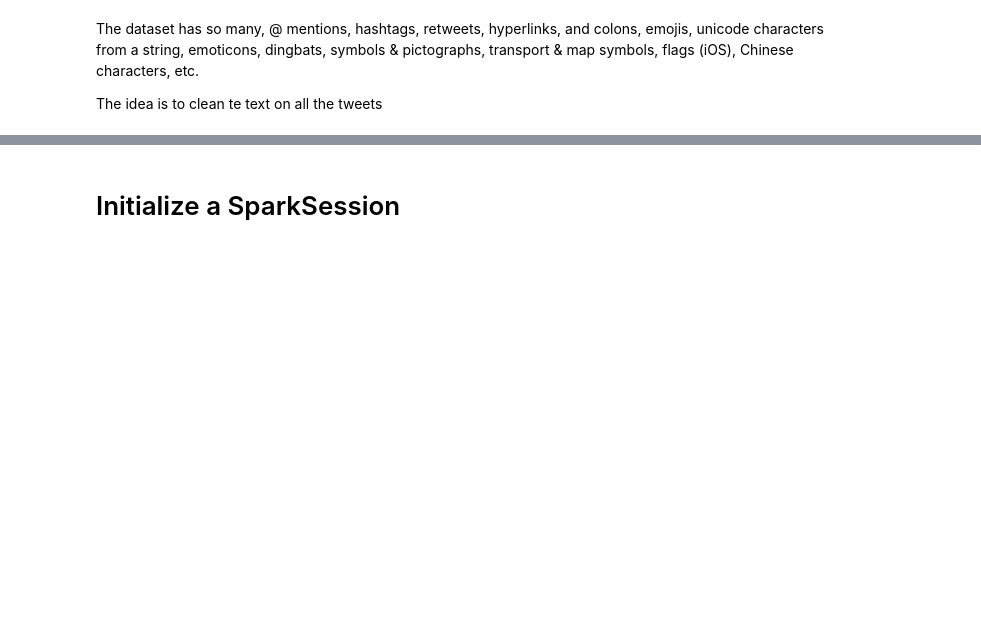
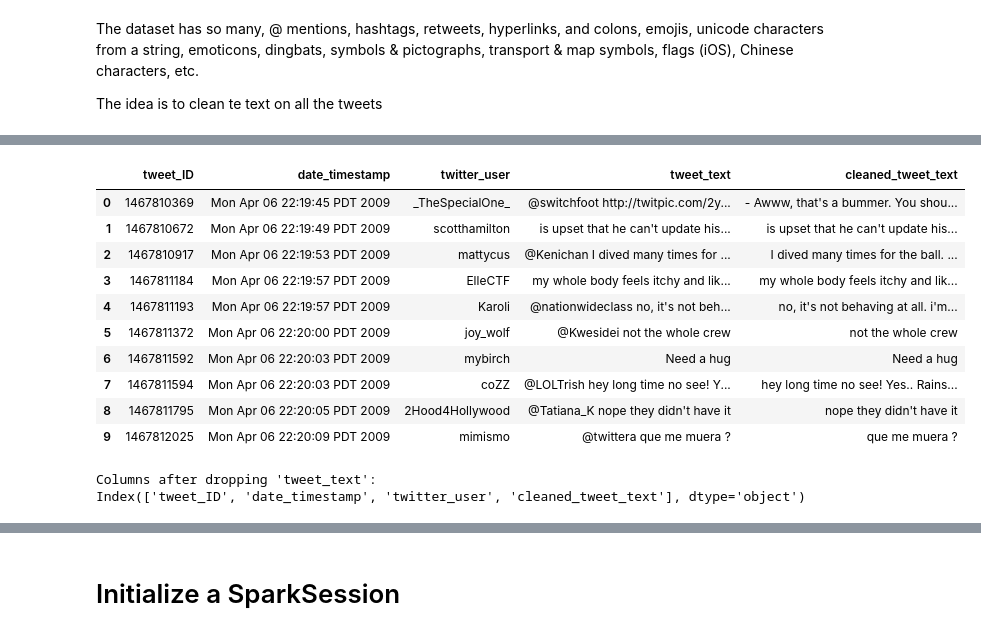
Before and after one commit to 2014222-student-cct-ie/2024--Semester-2--CA2, a Jupyter notebook: Part 1 - 2014222 - Semester 2 CA-02 -May 2024-.ipynb, the cells around one changed output, grey strips where cells are left out. Drawn from its saved outputs; the diff is of its cells as text; code cells hidden in the pictures; blank space fills up the shorter version.

```diff
--- a/Part 1 - 2014222 - Semester 2 CA-02 -May 2024-.ipynb
+++ b/Part 1 - 2014222 - Semester 2 CA-02 -May 2024-.ipynb
@@ -301,4 +327,29 @@ Name: tweet_text, dtype: object
 # %%
 def remove_punctuation(text):
     return re.sub(r'[^\w\s]', '', text)
+# %%
+def clean_tweet(tweet):
+
+    # Remove @mentions
+    tweet = re.sub(r'@\w+', '', tweet)
+
+    # Remove hashtags
+    tweet = re.sub(r'#\w+', '', tweet)
+
+    # Remove retweets
+    tweet = re.sub(r'RT[\s]+', '', tweet)
+
+    # Remove hyperlinks
+    tweet = re.sub(r'https?:\/\/\S+', '', tweet)
+
+    # Remove colons (often from RTs)
+    tweet = tweet.replace(':', '')
+
+    # Remove emojis and various unicode characters
+    tweet = re.sub(r'[\U00010000-\U0010ffff]|[\U00002600-\U000027BF]|[\U0001F600-\U0001F64F]|[\U0001F300-\U0001F5FF]|[\U0001F680-\U0001F6FF]|[\U0001F1E0-\U0001F1FF]|[\u4e00-\u9fff]', '', tweet)
+
+    # Remove em dash
+    tweet = tweet.replace('—', '')
+
+    return tweet.strip()
 # %%
@@ -329,0 +359,28 @@ print(tweets_dataset[['tweet_text', 'cleaned_tweet_text']].head(30))
+# %%
+# Apply the function for all the rest of special characters to the entire column
+
+tweets_dataset['cleaned_tweet_text'] = tweets_dataset['tweet_text'].apply(clean_tweet)
+# %%
+tweets_dataset.head(10)
+# %% [output]
+|  | tweet_ID | date_timestamp | twitter_user | tweet_text | cleaned_tweet_text |
+| 0 | 1467810369 | Mon Apr 06 22:19:45 PDT 2009 | _TheSpecialOne_ | @switchfoot http://twitpic.com/2y... | - Awww, that's a bummer. You shou... |
+| 1 | 1467810672 | Mon Apr 06 22:19:49 PDT 2009 | scotthamilton | is upset that he can't update his... | is upset that he can't update his... |
+| 2 | 1467810917 | Mon Apr 06 22:19:53 PDT 2009 | mattycus | @Kenichan I dived many times for ... | I dived many times for the ball. ... |
+| 3 | 1467811184 | Mon Apr 06 22:19:57 PDT 2009 | ElleCTF | my whole body feels itchy and lik... | my whole body feels itchy and lik... |
+| 4 | 1467811193 | Mon Apr 06 22:19:57 PDT 2009 | Karoli | @nationwideclass no, it's not beh... | no, it's not behaving at all. i'm... |
+| 5 | 1467811372 | Mon Apr 06 22:20:00 PDT 2009 | joy_wolf | @Kwesidei not the whole crew | not the whole crew |
+| 6 | 1467811592 | Mon Apr 06 22:20:03 PDT 2009 | mybirch | Need a hug | Need a hug |
+| 7 | 1467811594 | Mon Apr 06 22:20:03 PDT 2009 | coZZ | @LOLTrish hey long time no see! Y... | hey long time no see! Yes.. Rains... |
+| 8 | 1467811795 | Mon Apr 06 22:20:05 PDT 2009 | 2Hood4Hollywood | @Tatiana_K nope they didn't have it | nope they didn't have it |
+| 9 | 1467812025 | Mon Apr 06 22:20:09 PDT 2009 | mimismo | @twittera que me muera ? | que me muera ? |
+# %%
+# Drop the column 'tweet_text'
+tweets_dataset = tweets_dataset.drop(['tweet_text'], axis=1)
+
+# Display the DataFrame columns to verify
+print("Columns after dropping 'tweet_text':")
+print(tweets_dataset.columns)
+# %% [output]
+Columns after dropping 'tweet_text':
+Index(['tweet_ID', 'date_timestamp', 'twitter_user', 'cleaned_tweet_text'], dtype='object')
```
Also changed, not shown: parts of 33 cells of this notebook.
